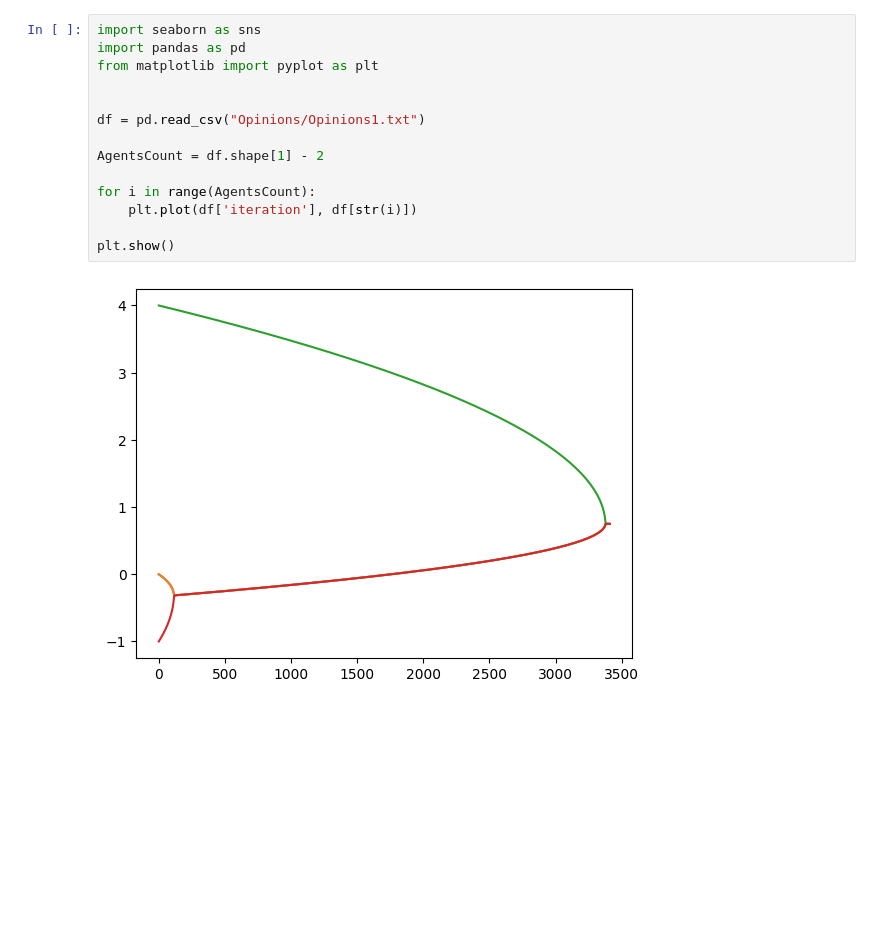
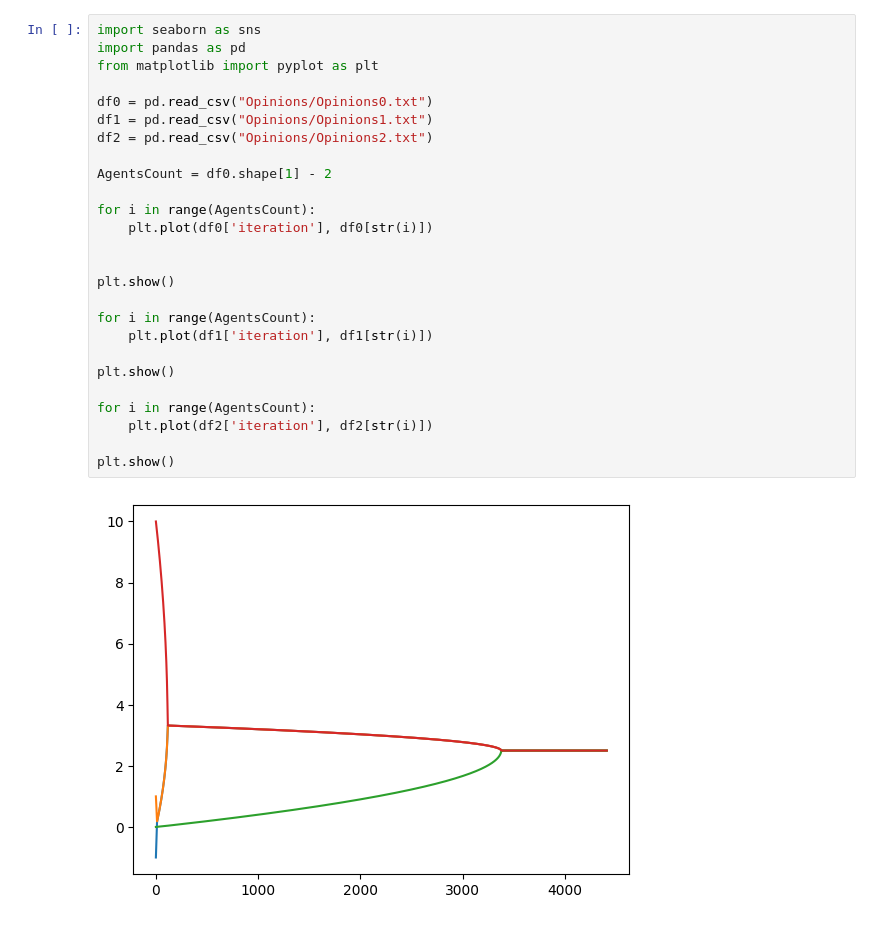
Before and after one commit to Rodnik05/MultidimentionalOpinionDynamics, a Jupyter notebook: Illustrations.ipynb, the cells around one changed output. Saved outputs shown, nothing was run; the diff lists cells and outputs as text; blank space fills up the shorter version.

Commit message:
changed some things about plots

```diff
--- a/Illustrations.ipynb
+++ b/Illustrations.ipynb
@@ -1,16 +1,28 @@
 # %%
 import seaborn as sns
 import pandas as pd
 from matplotlib import pyplot as plt
 
+df0 = pd.read_csv("Opinions/Opinions0.txt")
+df1 = pd.read_csv("Opinions/Opinions1.txt")
+df2 = pd.read_csv("Opinions/Opinions2.txt")
 
-df = pd.read_csv("Opinions/Opinions1.txt")
-
-AgentsCount = df.shape[1] - 2
+AgentsCount = df0.shape[1] - 2
 
 for i in range(AgentsCount):
-    plt.plot(df['iteration'], df[str(i)])
+    plt.plot(df0['iteration'], df0[str(i)])
+
 
 plt.show()
+
+for i in range(AgentsCount):
+    plt.plot(df1['iteration'], df1[str(i)])
+
+plt.show()
+
+for i in range(AgentsCount):
+    plt.plot(df2['iteration'], df2[str(i)])
+
+plt.show()
 # %% [output]
-[figure, old version]
+[figure, new version]
```
Also changed, not shown: parts of 1 cell of this notebook, 6 other files.
